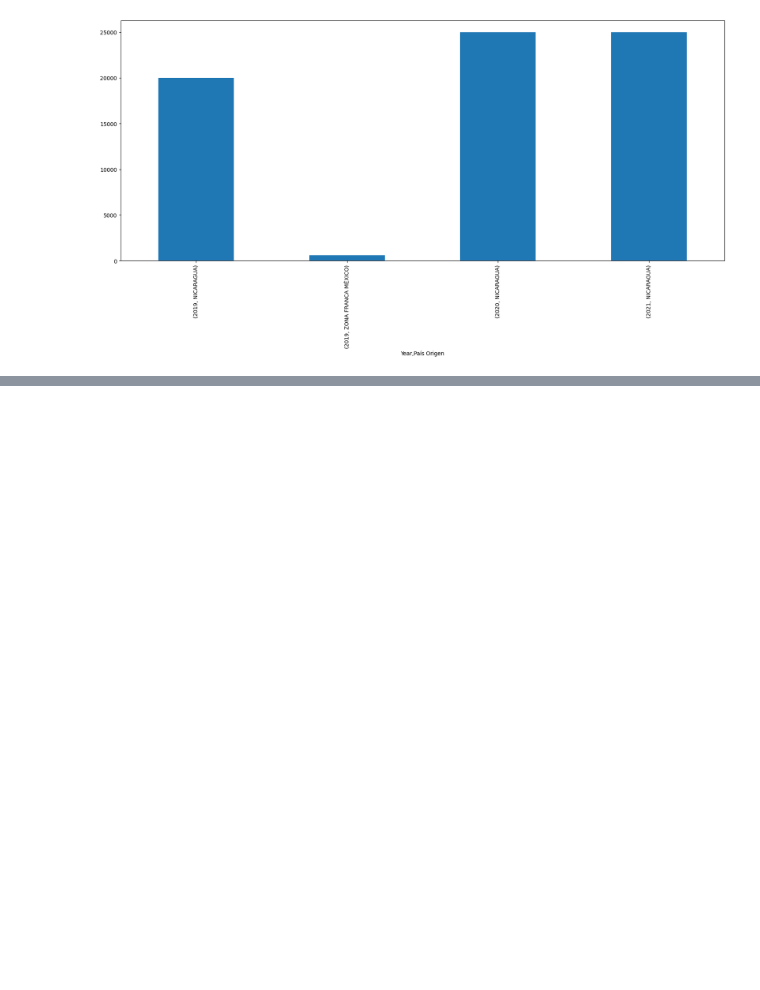
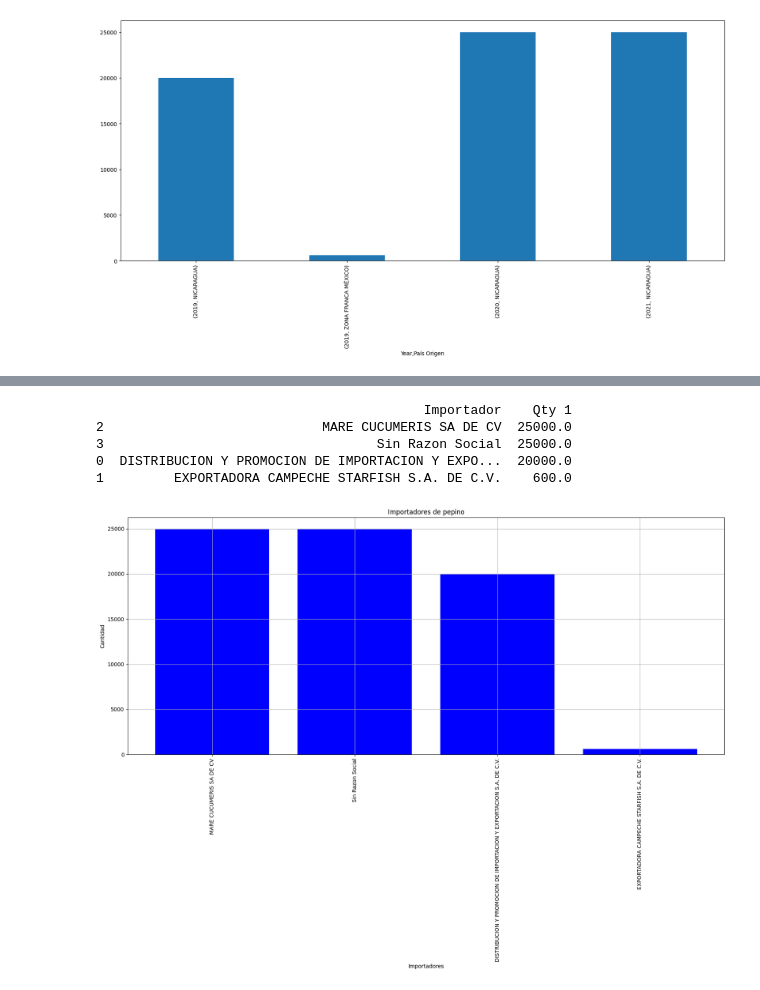
Before and after one commit to flkt-crnpio/analisis-exploratorio-pepino-de-mar, a Jupyter notebook: graficas/mexico-importaciones.ipynb, the cells around one changed output, grey strips where cells are left out. Drawn from its saved outputs; the diff is of its cells as text; code cells hidden in the pictures; blank space fills up the shorter version.

Commit message:
mexico exportaciones e importaciones

```diff
--- a/graficas/mexico-importaciones.ipynb
+++ b/graficas/mexico-importaciones.ipynb
@@ -82,0 +108,21 @@ Name: Qty 1, dtype: float64
+# %%
+sum_by_pais = df.groupby('Importador')['Qty 1'].sum().reset_index().sort_values(by='Qty 1', ascending=False)
+print(sum_by_pais)
+
+plt.figure(figsize = (20,8))
+
+plt.bar(sum_by_pais['Importador'], sum_by_pais['Qty 1'], color='blue')
+plt.xlabel("Importadores")
+plt.ylabel("Cantidad")
+plt.title("Importadores de pepino")
+plt.xticks(rotation=90)
+
+plt.grid()
+plt.show()
+# %% [output]
+                                          Importador    Qty 1
+2                            MARE CUCUMERIS SA DE CV  25000.0
+3                                   Sin Razon Social  25000.0
+0  DISTRIBUCION Y PROMOCION DE IMPORTACION Y EXPO...  20000.0
+1         EXPORTADORA CAMPECHE STARFISH S.A. DE C.V.    600.0
+[figure, added]
```
Also changed, not shown: parts of 4 cells of this notebook, 1 other file.
